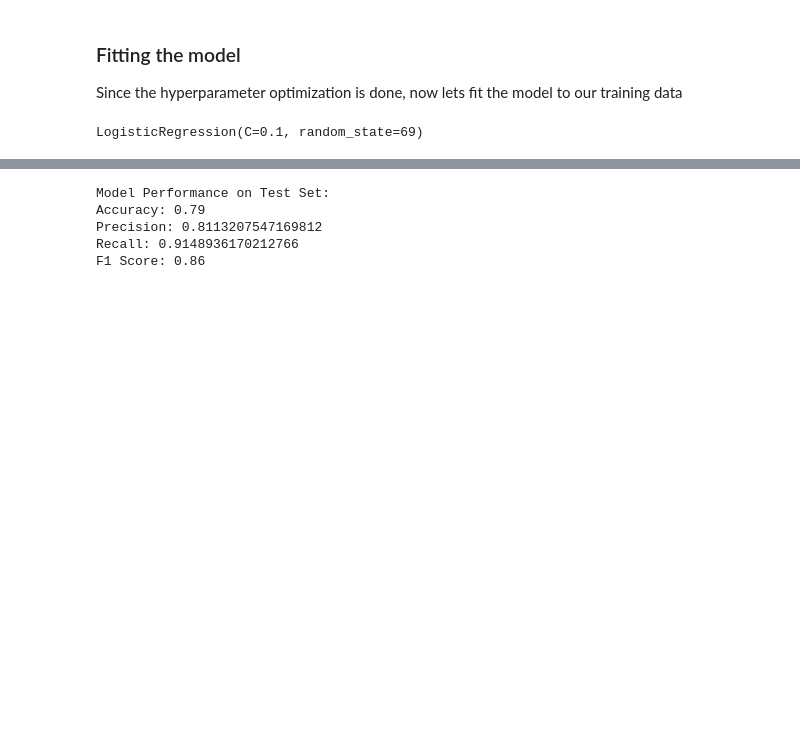
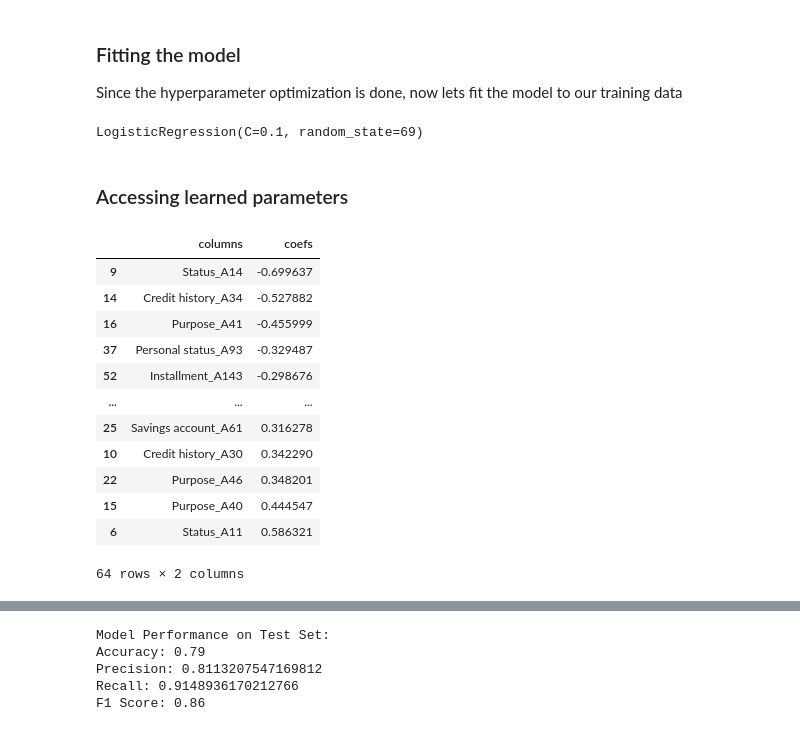
Before and after one commit to jjadeb/DSCI310_Group-12_Credit-Risk-Classification, a Jupyter notebook: model.ipynb, the cells around one changed output, grey strips where cells are left out. Drawn from its saved outputs; the diff is of its cells as text; code cells hidden in the pictures; blank space fills up the shorter version.

```diff
--- a/model.ipynb
+++ b/model.ipynb
@@ -282,3 +282,21 @@ Since the hyperparameter optimization is done, now lets fit the model to our tra
 lr_parameterised.fit(X_train,y_train)
 # %% [output]
 LogisticRegression(C=0.1, random_state=69)
+# %% [markdown]
+### Accessing learned parameters
+# %%
+pd.DataFrame({"columns":column_names, "coefs":list(lr_parameterised.coef_[0])}).sort_values("coefs")
+# %% [output]
+|  | columns | coefs |
+| 9 | Status_A14 | -0.699637 |
+| 14 | Credit history_A34 | -0.527882 |
+| 16 | Purpose_A41 | -0.455999 |
+| 37 | Personal status_A93 | -0.329487 |
+| 52 | Installment_A143 | -0.298676 |
+| ... | ... | ... |
+| 25 | Savings account_A61 | 0.316278 |
+| 10 | Credit history_A30 | 0.342290 |
+| 22 | Purpose_A46 | 0.348201 |
+| 15 | Purpose_A40 | 0.444547 |
+| 6 | Status_A11 | 0.586321 |
+64 rows × 2 columns
```
Also changed, not shown: parts of 6 cells of this notebook.
